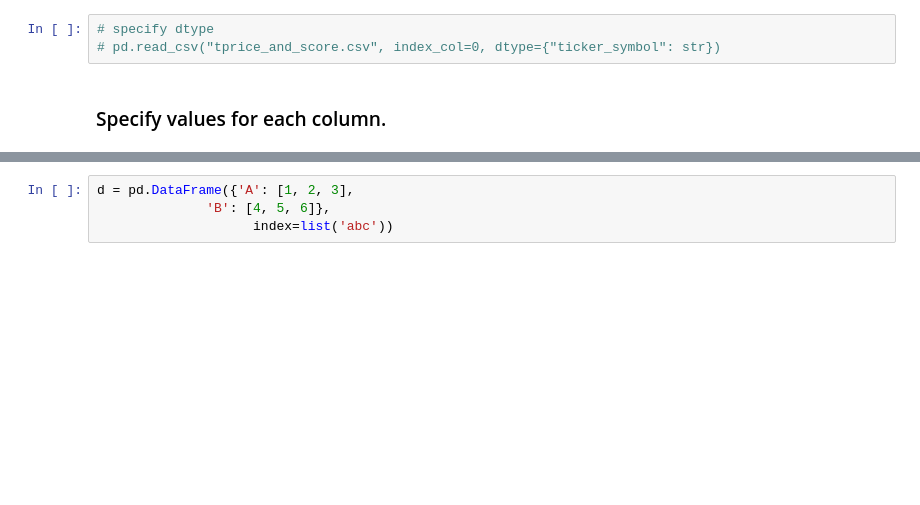
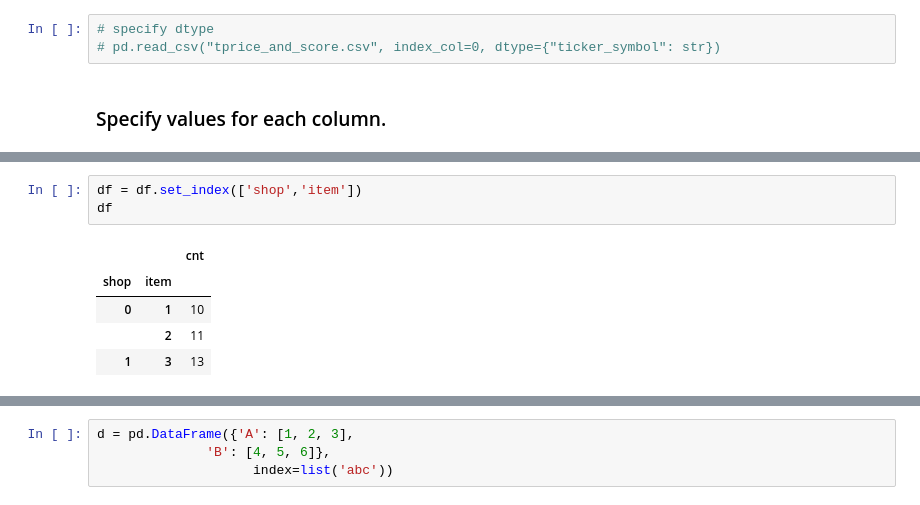
Before and after one commit to Sugeei/python-practice, a Jupyter notebook: pandas_doc/pandas_entrance.ipynb, the cells around one changed output, grey strips where cells are left out. Cells and saved outputs as stored; diff of their text form; blank space fills up the shorter version.

```diff
--- a/pandas_doc/pandas_entrance.ipynb
+++ b/pandas_doc/pandas_entrance.ipynb
@@ -28,0 +62,9 @@ warnings.filterwarnings("ignore")
+# %%
+df = df.set_index(['shop','item'])
+df
+# %% [output]
+|  |  | cnt |
+| shop | item |  |
+| 0 | 1 | 10 |
+|  | 2 | 11 |
+| 1 | 3 | 13 |
```
Also changed, not shown: parts of 22 cells of this notebook, 52 other files.
